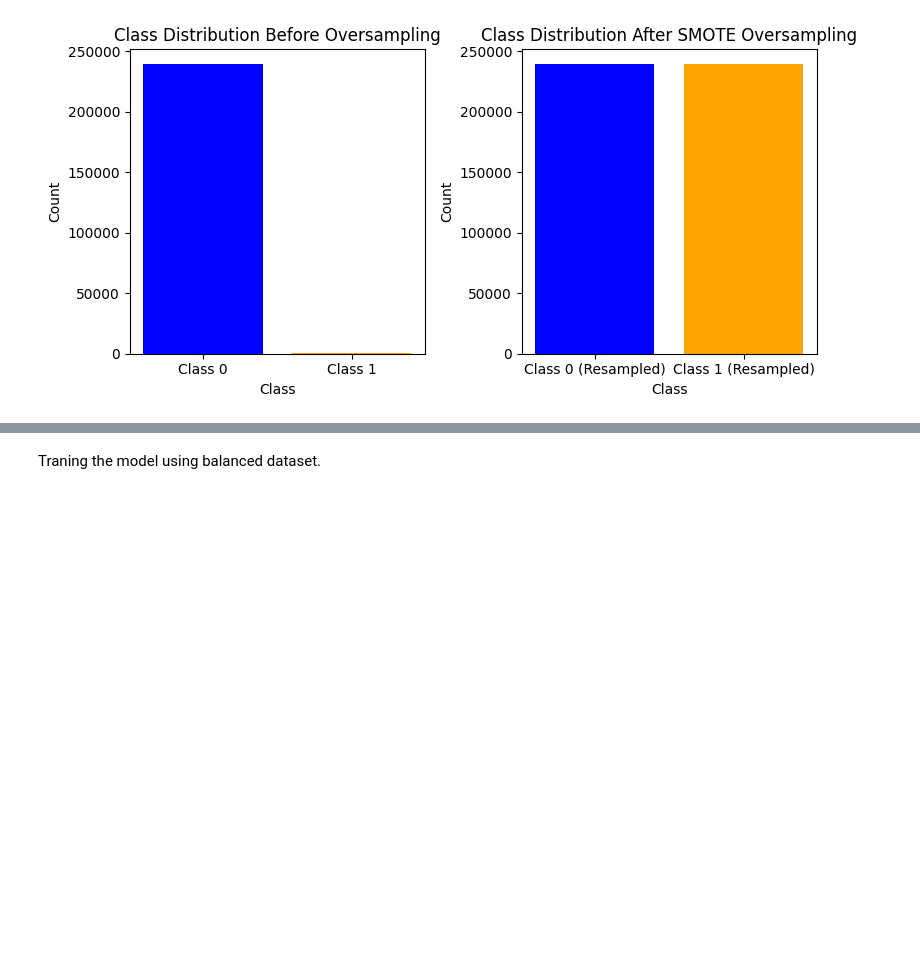
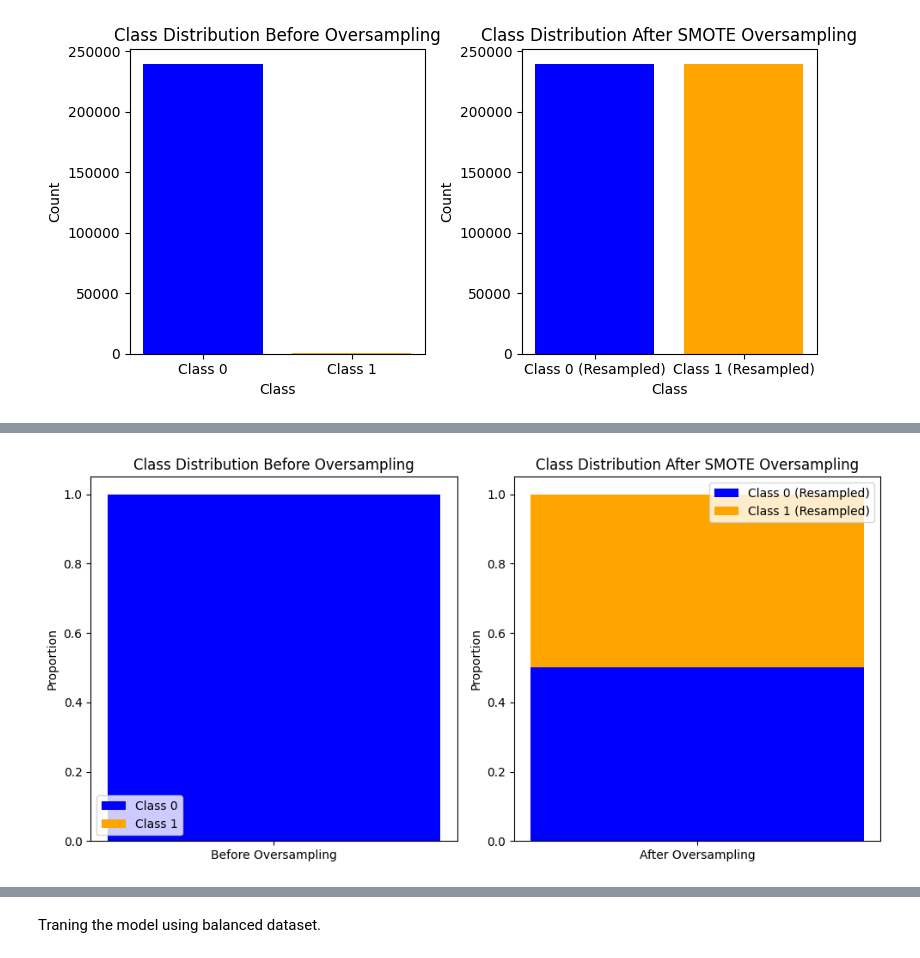
Before and after one commit to YatharthaP/CPSC597, a Jupyter notebook: CreditCard_SMOTE.ipynb, the cells around one changed output, grey strips where cells are left out. Drawn from its saved outputs; the diff is of its cells as text; code cells hidden in the pictures; blank space fills up the shorter version.

```diff
--- a/CreditCard_SMOTE.ipynb
+++ b/CreditCard_SMOTE.ipynb
@@ -333,0 +437,32 @@ plt.show()
+# %%
+import matplotlib.pyplot as plt
+
+# Define the counts before and after oversampling
+counts_before = [sum(y_train == 0), sum(y_train == 1)]
+total_before = sum(counts_before)
+proportion_before = [count / total_before for count in counts_before]
+
+counts_after = [sum(y_train_res == 0), sum(y_train_res == 1)]
+total_after = sum(counts_after)
+proportion_after = [count / total_after for count in counts_after]
+
+fig, axs = plt.subplots(1, 2, figsize=(10, 5))
+
+# Stacked bar chart before oversampling
+axs[0].bar(['Before Oversampling'], [proportion_before[0]], label='Class 0', color='blue')
+axs[0].bar(['Before Oversampling'], [proportion_before[1]], bottom=[proportion_before[0]], label='Class 1', color='orange')
+axs[0].set_ylabel('Proportion')
+axs[0].set_title('Class Distribution Before Oversampling')
+axs[0].legend()
+
+# Stacked bar chart after oversampling
+axs[1].bar(['After Oversampling'], [proportion_after[0]], label='Class 0 (Resampled)', color='blue')
+axs[1].bar(['After Oversampling'], [proportion_after[1]], bottom=[proportion_after[0]], label='Class 1 (Resampled)', color='orange')
+axs[1].set_ylabel('Proportion')
+axs[1].set_title('Class Distribution After SMOTE Oversampling')
+axs[1].legend()
+
+plt.tight_layout()
+plt.show()
+# %% [output]
+[figure, added]
```
Also changed, not shown: parts of 14 cells of this notebook.
